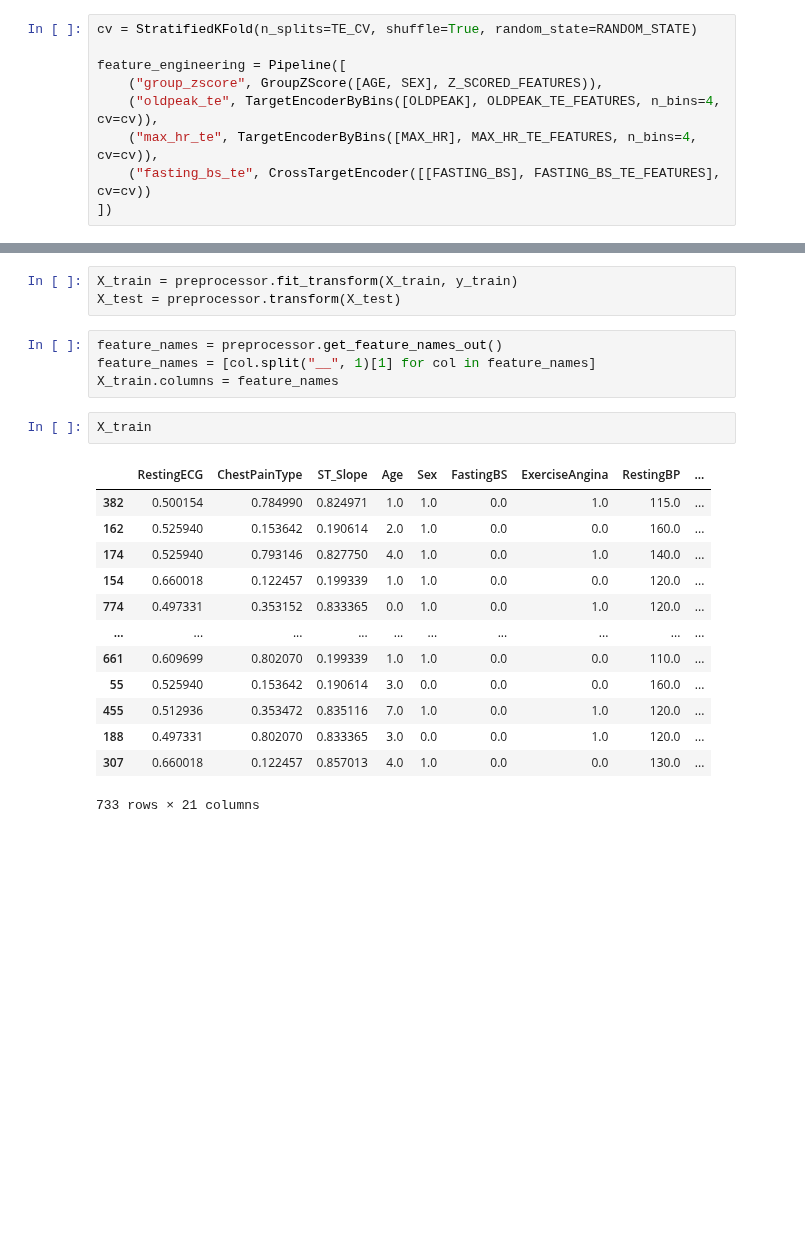
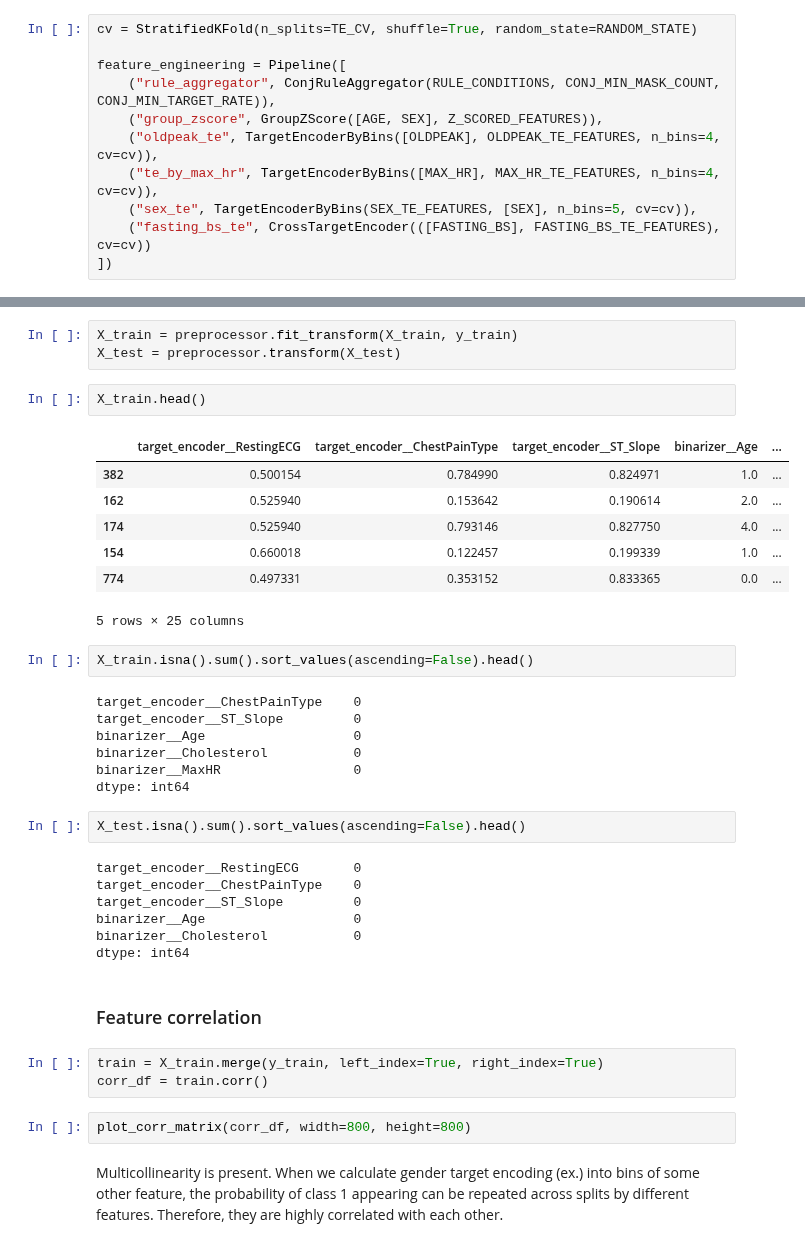
Before and after one commit to Lymuthien/heart_failure, a Jupyter notebook: notebooks/2.0-feature-engineering.ipynb, the cells around one changed output, grey strips where cells are left out. Cells and saved outputs as stored; diff of their text form; blank space fills up the shorter version.

Commit message:
A feature - a combination of conditions - was created. Preliminary feature selection was completed.

```diff
--- a/notebooks/2.0-feature-engineering.ipynb
+++ b/notebooks/2.0-feature-engineering.ipynb
@@ -50,10 +63,12 @@ X_test = add_features_ratio(X_test, AGE, MAX_HR)
 cv = StratifiedKFold(n_splits=TE_CV, shuffle=True, random_state=RANDOM_STATE)
 
 feature_engineering = Pipeline([
+    ("rule_aggregator", ConjRuleAggregator(RULE_CONDITIONS, CONJ_MIN_MASK_COUNT, CONJ_MIN_TARGET_RATE)),
     ("group_zscore", GroupZScore([AGE, SEX], Z_SCORED_FEATURES)),
     ("oldpeak_te", TargetEncoderByBins([OLDPEAK], OLDPEAK_TE_FEATURES, n_bins=4, cv=cv)),
-    ("max_hr_te", TargetEncoderByBins([MAX_HR], MAX_HR_TE_FEATURES, n_bins=4, cv=cv)),
-    ("fasting_bs_te", CrossTargetEncoder([[FASTING_BS], FASTING_BS_TE_FEATURES], cv=cv))
+    ("te_by_max_hr", TargetEncoderByBins([MAX_HR], MAX_HR_TE_FEATURES, n_bins=4, cv=cv)),
+    ("sex_te", TargetEncoderByBins(SEX_TE_FEATURES, [SEX], n_bins=5, cv=cv)),
+    ("fasting_bs_te", CrossTargetEncoder(([FASTING_BS], FASTING_BS_TE_FEATURES), cv=cv))
 ])
 # %%
 X_train = feature_engineering.fit_transform(X_train, y_train)
@@ -68,23 +93,40 @@ preprocessor.set_output(transform="pandas")
 # %%
 X_train = preprocessor.fit_transform(X_train, y_train)
 X_test = preprocessor.transform(X_test)
-# %%
-feature_names = preprocessor.get_feature_names_out()
-feature_names = [col.split("__", 1)[1] for col in feature_names]
-X_train.columns = feature_names
 # %%
-X_train
+X_train.head()
 # %% [output]
-|  | RestingECG | ChestPainType | ST_Slope | Age | Sex | FastingBS | ExerciseAngina | RestingBP | ... |
-| 382 | 0.500154 | 0.784990 | 0.824971 | 1.0 | 1.0 | 0.0 | 1.0 | 115.0 | ... |
-| 162 | 0.525940 | 0.153642 | 0.190614 | 2.0 | 1.0 | 0.0 | 0.0 | 160.0 | ... |
-| 174 | 0.525940 | 0.793146 | 0.827750 | 4.0 | 1.0 | 0.0 | 1.0 | 140.0 | ... |
-| 154 | 0.660018 | 0.122457 | 0.199339 | 1.0 | 1.0 | 0.0 | 0.0 | 120.0 | ... |
-| 774 | 0.497331 | 0.353152 | 0.833365 | 0.0 | 1.0 | 0.0 | 1.0 | 120.0 | ... |
-| ... | ... | ... | ... | ... | ... | ... | ... | ... | ... |
-| 661 | 0.609699 | 0.802070 | 0.199339 | 1.0 | 1.0 | 0.0 | 0.0 | 110.0 | ... |
-| 55 | 0.525940 | 0.153642 | 0.190614 | 3.0 | 0.0 | 0.0 | 0.0 | 160.0 | ... |
-| 455 | 0.512936 | 0.353472 | 0.835116 | 7.0 | 1.0 | 0.0 | 1.0 | 120.0 | ... |
-| 188 | 0.497331 | 0.802070 | 0.833365 | 3.0 | 0.0 | 0.0 | 1.0 | 120.0 | ... |
-| 307 | 0.660018 | 0.122457 | 0.857013 | 4.0 | 1.0 | 0.0 | 0.0 | 130.0 | ... |
+|  | target_encoder__RestingECG | target_encoder__ChestPainType | target_encoder__ST_Slope | binarizer__Age | ... |
+| 382 | 0.500154 | 0.784990 | 0.824971 | 1.0 | ... |
+| 162 | 0.525940 | 0.153642 | 0.190614 | 2.0 | ... |
+| 174 | 0.525940 | 0.793146 | 0.827750 | 4.0 | ... |
+| 154 | 0.660018 | 0.122457 | 0.199339 | 1.0 | ... |
+| 774 | 0.497331 | 0.353152 | 0.833365 | 0.0 | ... |
-733 rows × 21 columns
+5 rows × 25 columns
+# %%
+X_train.isna().sum().sort_values(ascending=False).head()
+# %% [output]
+target_encoder__ChestPainType    0
+target_encoder__ST_Slope         0
+binarizer__Age                   0
+binarizer__Cholesterol           0
+binarizer__MaxHR                 0
+dtype: int64
+# %%
+X_test.isna().sum().sort_values(ascending=False).head()
+# %% [output]
+target_encoder__RestingECG       0
+target_encoder__ChestPainType    0
+target_encoder__ST_Slope         0
+binarizer__Age                   0
+binarizer__Cholesterol           0
+dtype: int64
+# %% [markdown]
+### Feature correlation
+# %%
+train = X_train.merge(y_train, left_index=True, right_index=True)
+corr_df = train.corr()
+# %%
+plot_corr_matrix(corr_df, width=800, height=800)
+# %% [markdown]
+Multicollinearity is present. When we calculate gender target encoding (ex.) into bins of some other feature, the probability of class 1 appearing can be repeated across splits by different features. Therefore, they are highly correlated with each other.
```
Also changed, not shown: parts of 13 cells of this notebook, 3 other files.
